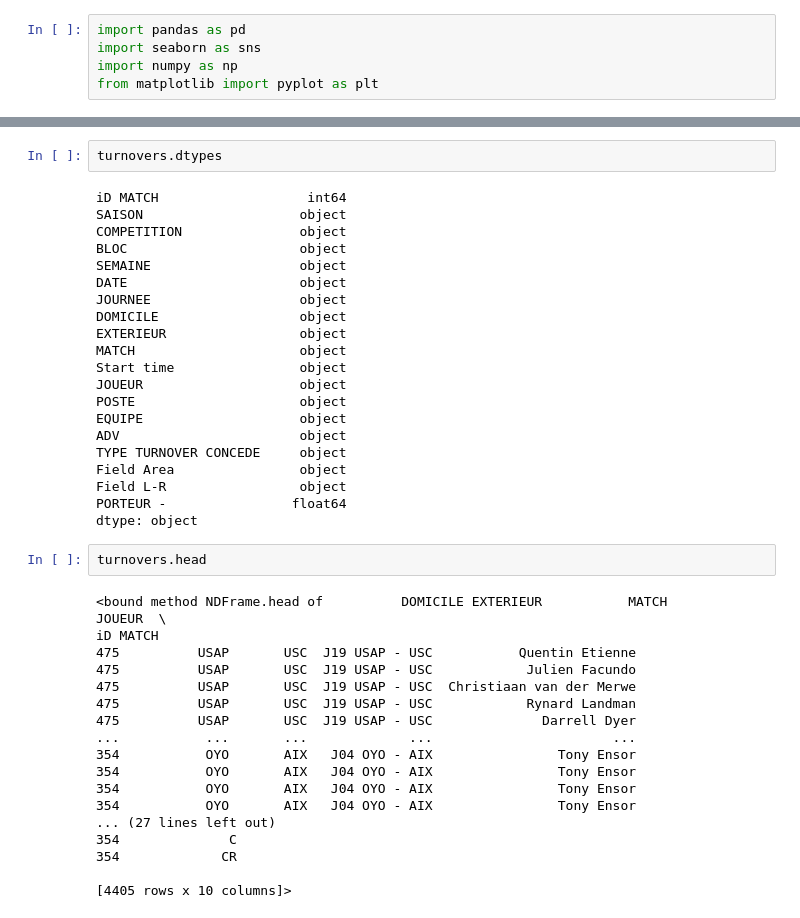
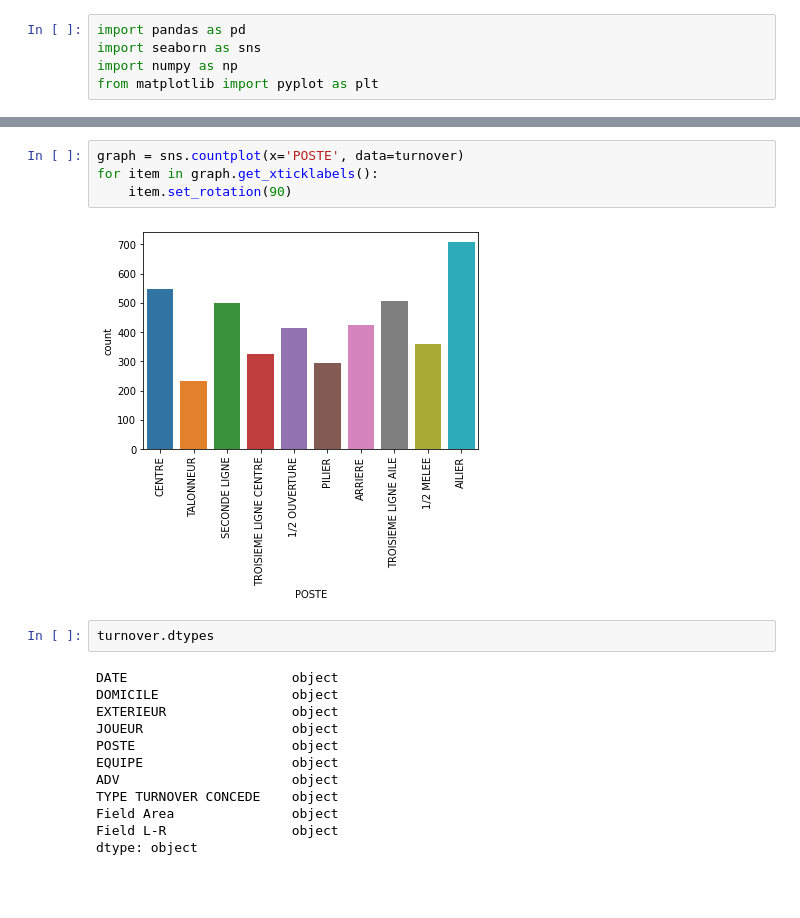
Before and after one commit to UCDPAIanSheridan/UCDPA_IanSheridan, a Jupyter notebook: MyProject.ipynb, the cells around one changed output, grey strips where cells are left out. Saved outputs shown, nothing was run; the diff lists cells and outputs as text; blank space fills up the shorter version.

```diff
--- a/MyProject.ipynb
+++ b/MyProject.ipynb
@@ -65,43 +146,20 @@ turnovers.describe()
+# %%
+graph = sns.countplot(x='POSTE', data=turnover)
+for item in graph.get_xticklabels():
+    item.set_rotation(90)
+# %% [output]
+[figure, added]
 # %%
-turnovers.dtypes
+turnover.dtypes
 # %% [output]
-iD MATCH                   int64
-SAISON                    object
-COMPETITION               object
-BLOC                      object
-SEMAINE                   object
-DATE                      object
-JOURNEE                   object
-DOMICILE                  object
-EXTERIEUR                 object
-MATCH                     object
-Start time                object
-JOUEUR                    object
-POSTE                     object
-EQUIPE                    object
-ADV                       object
-TYPE TURNOVER CONCEDE     object
-Field Area                object
-Field L-R                 object
-PORTEUR -                float64
+DATE                     object
+DOMICILE                 object
+EXTERIEUR                object
+JOUEUR                   object
+POSTE                    object
+EQUIPE                   object
+ADV                      object
+TYPE TURNOVER CONCEDE    object
+Field Area               object
+Field L-R                object
 dtype: object
-# %%
-turnovers.head
-# %% [output]
-<bound method NDFrame.head of          DOMICILE EXTERIEUR           MATCH                    JOUEUR  \
-iD MATCH
-475          USAP       USC  J19 USAP - USC           Quentin Etienne
-475          USAP       USC  J19 USAP - USC            Julien Facundo
-475          USAP       USC  J19 USAP - USC  Christiaan van der Merwe
-475          USAP       USC  J19 USAP - USC            Rynard Landman
-475          USAP       USC  J19 USAP - USC              Darrell Dyer
-...           ...       ...             ...                       ...
-354           OYO       AIX   J04 OYO - AIX                Tony Ensor
-354           OYO       AIX   J04 OYO - AIX                Tony Ensor
-354           OYO       AIX   J04 OYO - AIX                Tony Ensor
-354           OYO       AIX   J04 OYO - AIX                Tony Ensor
-... (27 lines left out)
-354              C
-354             CR
-
-[4405 rows x 10 columns]>
```
Also changed, not shown: parts of 18 cells of this notebook.
